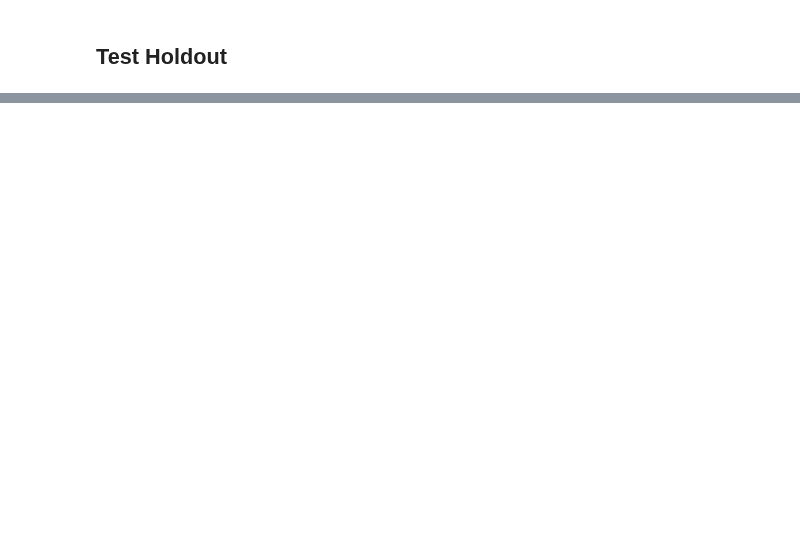
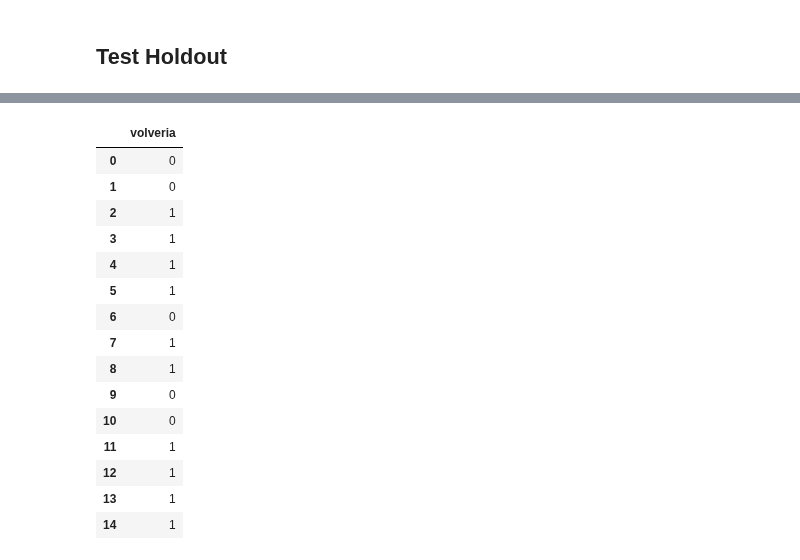
Before and after one commit to JuanOpizzi/Datos-2020-2c, a Jupyter notebook: TP2/RedNeuronal.ipynb, the cells around one changed output, grey strips where cells are left out. Drawn from its saved outputs; the diff is of its cells as text; code cells hidden in the pictures; blank space fills up the shorter version.

```diff
--- a/TP2/RedNeuronal.ipynb
+++ b/TP2/RedNeuronal.ipynb
@@ -270,0 +290,4 @@ display(roc_auc_score(y_test, rgscv.predict(X_test)))
+# %%
+y_pred = rgscv.predict(df_h)
+y_pred = y_pred.astype(int)
+y_pred
@@ -270,0 +312,25 @@ display(roc_auc_score(y_test, rgscv.predict(X_test)))
+# %%
+variable = []
+for j in y_pred:
+    variable.append(j[0])
+# %%
+serie_predicha = pd.Series(variable, name='volveria')
+serie_predicha = serie_predicha.to_frame()
+serie_predicha.head(15)
+# %% [output]
+|  | volveria |
+| 0 | 0 |
+| 1 | 0 |
+| 2 | 1 |
+| 3 | 1 |
+| 4 | 1 |
+| 5 | 1 |
+| 6 | 0 |
+| 7 | 1 |
+| 8 | 1 |
+| 9 | 0 |
+| 10 | 0 |
+| 11 | 1 |
+| 12 | 1 |
+| 13 | 1 |
+| 14 | 1 |
```
Also changed, not shown: parts of 27 cells of this notebook.
